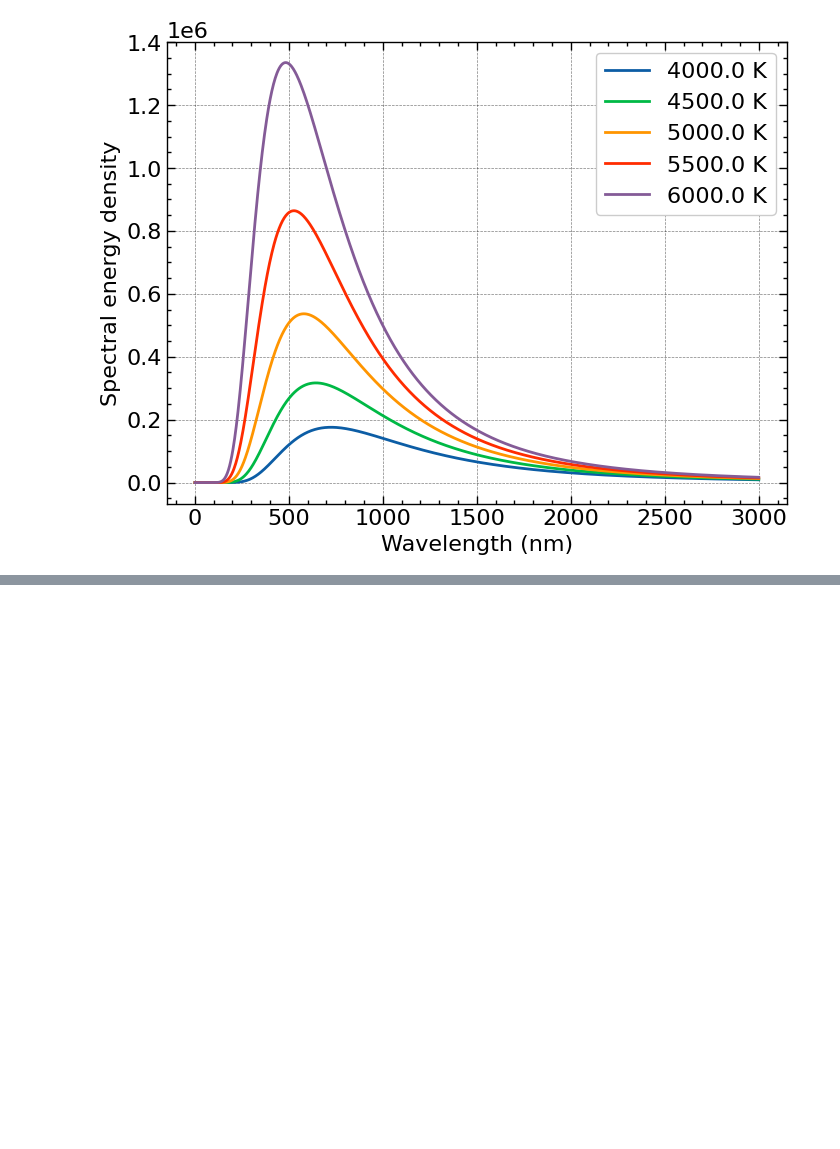
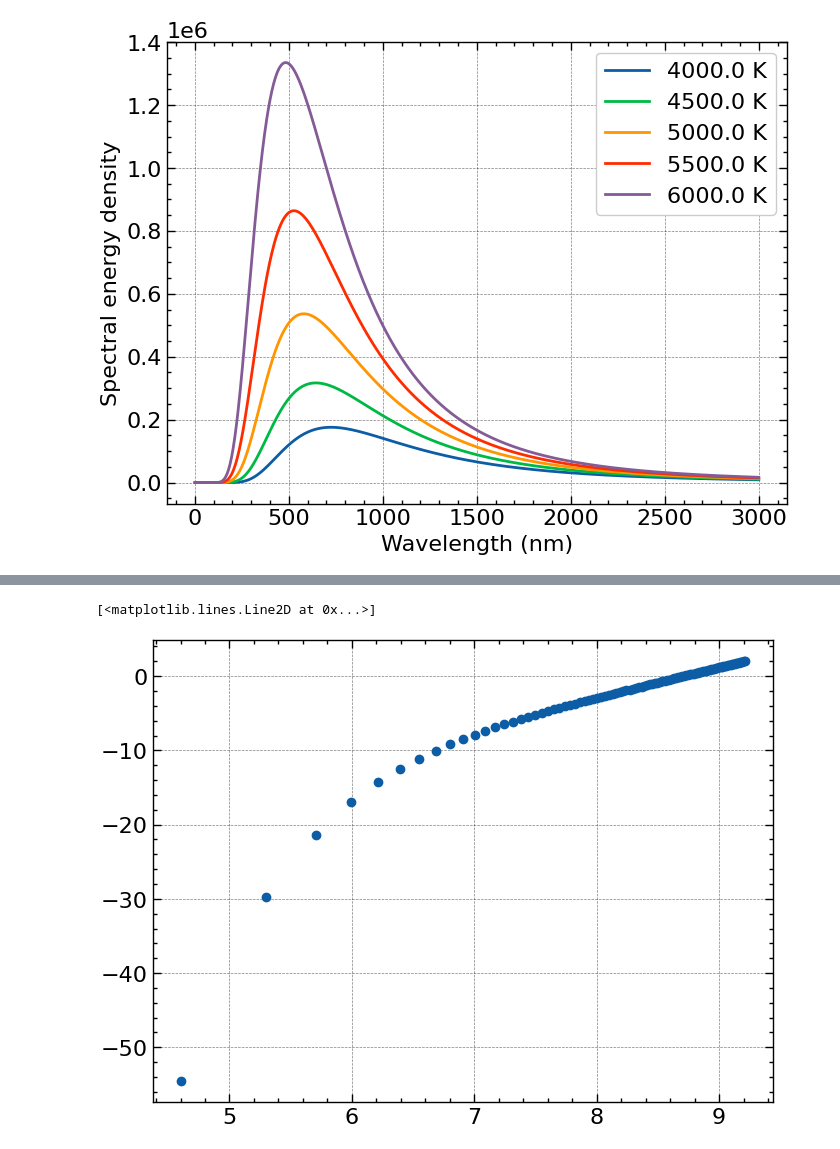
Before and after one commit to Souvik-0612/UnderGrad, a Jupyter notebook: 6th sem/Blackbody_radition.ipynb, the cells around one changed output, grey strips where cells are left out. Cells and saved outputs as stored; diff of their text form; code cells hidden in the pictures; blank space fills up the shorter version.

```diff
--- a/6th sem/Blackbody_radition.ipynb
+++ b/6th sem/Blackbody_radition.ipynb
@@ -61,0 +70,17 @@ The law states that $\lambda_M T = b$, $b$ being the Stephan's constant. So as t
+# %%
+def integrate_planck_formula(temperature):
+    # Calculate intensity using Planck's formula
+    intensity = planck_formula(wavelengths, temperature)
+
+    # Integrate the intensity to get total energy
+    total_energy = np.trapz(intensity, wavelengths)
+    return total_energy
+# %%
+Temp = np.linspace(100, 10000, 100)
+energy = [integrate_planck_formula(temp) for temp in Temp]
+lnT = np.log(Temp)
+lnE = np.log(energy)
+plt.plot(lnT, lnE, "o")
+# %% [output]
+[<matplotlib.lines.Line2D at 0x...>]
+[figure, added]
```
Also changed, not shown: parts of 3 cells of this notebook.
